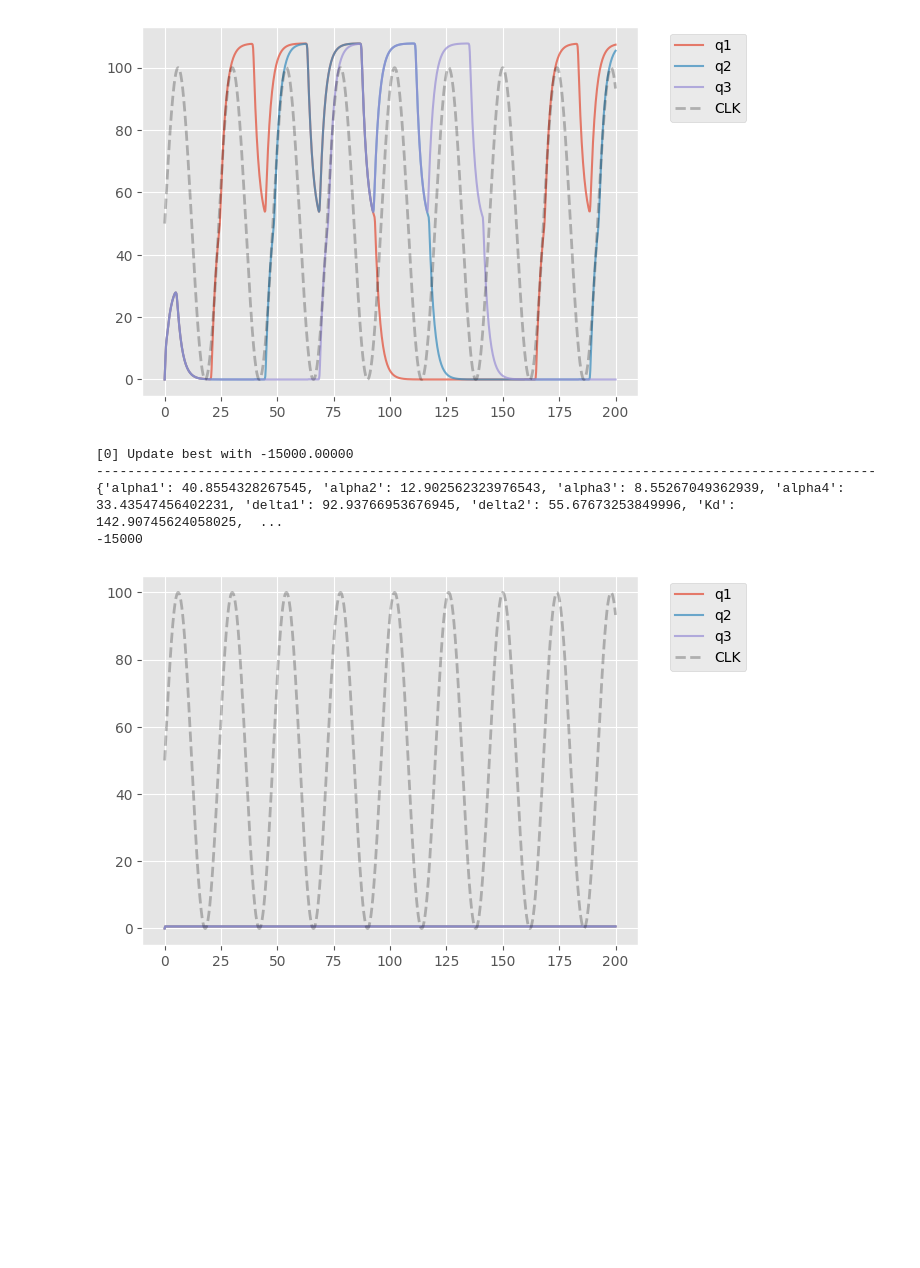
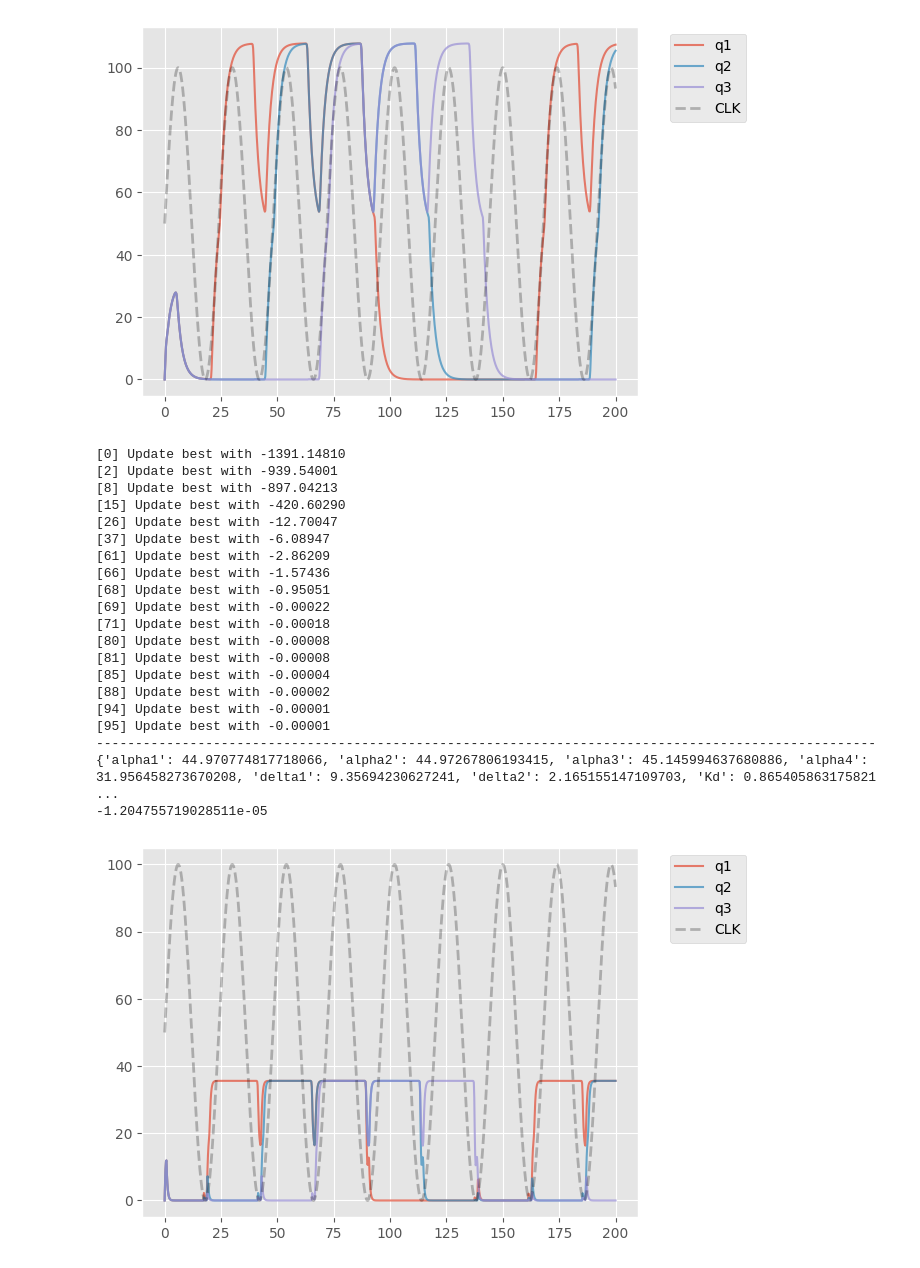
Before and after one commit to JanezSedeljsak/seq-circuit-param-optimization, a Jupyter notebook: notebook_v2.ipynb, the cells around one changed output. Cells and saved outputs as stored; diff of their text form; code cells hidden in the pictures; blank space fills up the shorter version.

Commit message:
- improved drawer - added cosine similarity evaluator - added new optimizer method - genetic algorithm initialization with lhs

```diff
--- a/notebook_v2.ipynb
+++ b/notebook_v2.ipynb
@@ -14,7 +14,7 @@ ExampleEvaluator().simulate(algo='baseline')
 {'alpha1': 34.73, 'alpha2': 49.36, 'alpha3': 32.73, 'alpha4': 49.54, 'delta1': 1.93, 'delta2': 0.69, 'Kd': 10.44, 'n': 4.35}
 [figure]
 # %%
-def optimize(Algo, population=10, generations=10, is_export=True):
+def optimize(Algo, population=10, generations=10, is_export=False):
     best_params = Algo(GoalEvaluator, is_export=is_export).optimize_parameters(population, generations)
     evaluation = GoalEvaluator(**best_params)
 
@@ -44,10 +44,26 @@ Best Fitness: 528.7718804204164
 -14.822494801366602
 [figure]
 # %%
-optimize(GeneticAlgorithm, 10, 10)
+optimize(GeneticAlgorithm, 100, 100)
 # %% [output]
-[0] Update best with -15000.00000
+[0] Update best with -1391.14810
+[2] Update best with -939.54001
+[8] Update best with -897.04213
+[15] Update best with -420.60290
+[26] Update best with -12.70047
+[37] Update best with -6.08947
+[61] Update best with -2.86209
+[66] Update best with -1.57436
+[68] Update best with -0.95051
+[69] Update best with -0.00022
+[71] Update best with -0.00018
+[80] Update best with -0.00008
+[81] Update best with -0.00008
+[85] Update best with -0.00004
+[88] Update best with -0.00002
+[94] Update best with -0.00001
+[95] Update best with -0.00001
 ----------------------------------------------------------------------------------------------------
-{'alpha1': 40.8554328267545, 'alpha2': 12.902562323976543, 'alpha3': 8.55267049362939, 'alpha4': 33.43547456402231, 'delta1': 92.93766953676945, 'delta2': 55.67673253849996, 'Kd': 142.90745624058025,  ...
--15000
+{'alpha1': 44.970774817718066, 'alpha2': 44.97267806193415, 'alpha3': 45.145994637680886, 'alpha4': 31.956458273670208, 'delta1': 9.35694230627241, 'delta2': 2.165155147109703, 'Kd': 0.865405863175821 ...
+-1.204755719028511e-05
-[figure, old version]
+[figure, new version]
```
Also changed, not shown: parts of 4 cells of this notebook, 10 other files.
